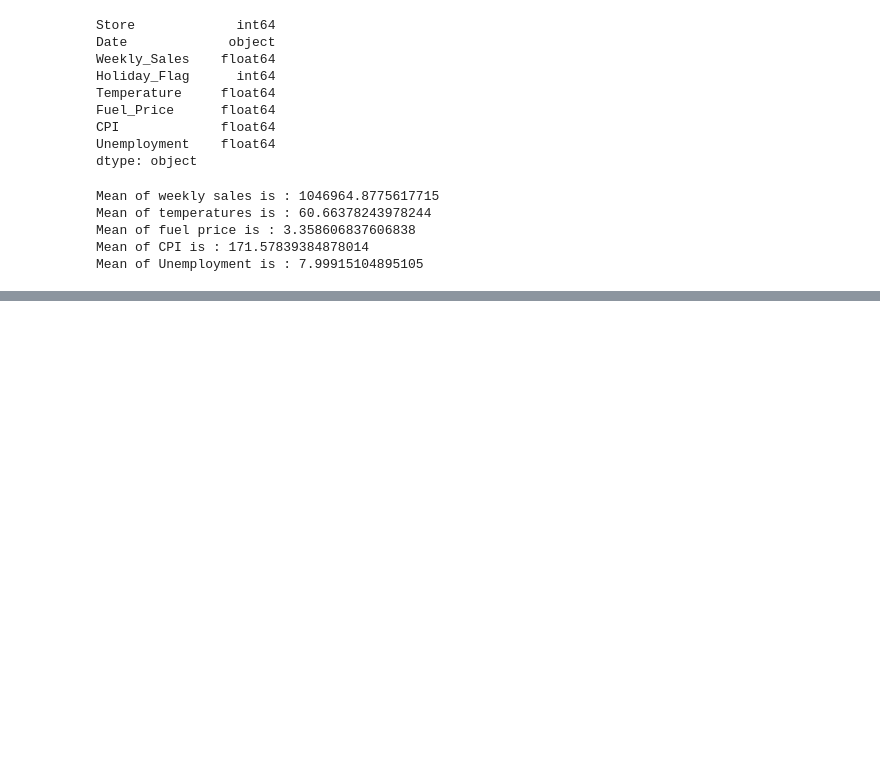
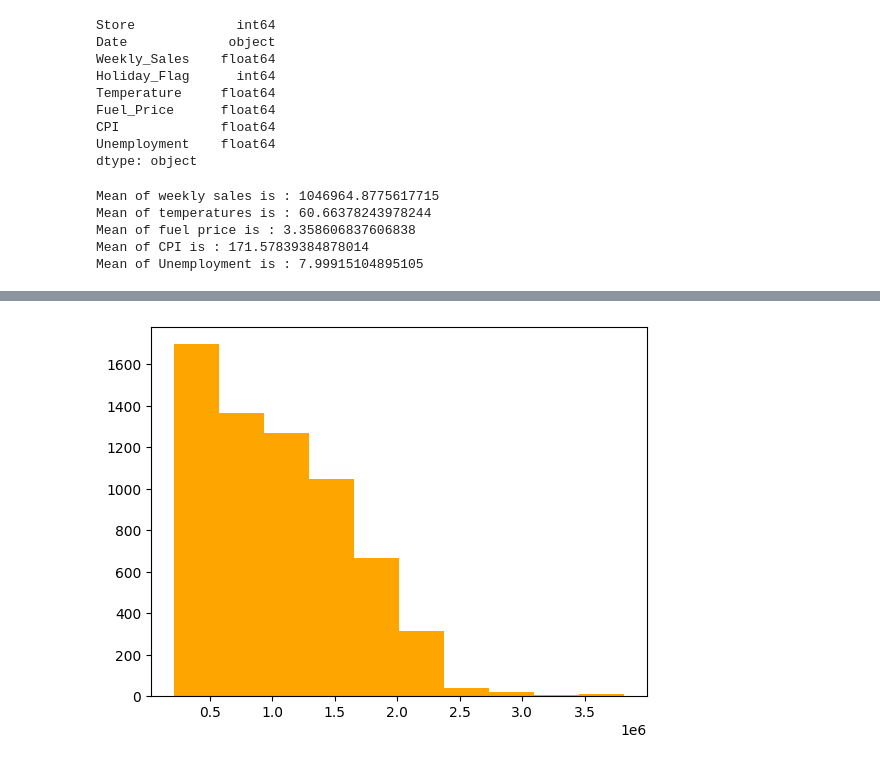
Before and after one commit to Mittal24Shaurya/CSR-Cockpit, a Jupyter notebook: intro-to-Finance-analytics/jupyter.ipynb, the cells around one changed output, grey strips where cells are left out. Saved outputs shown, nothing was run; the diff lists cells and outputs as text; code cells hidden in the pictures; blank space fills up the shorter version.

```diff
--- a/intro-to-Finance-analytics/jupyter.ipynb
+++ b/intro-to-Finance-analytics/jupyter.ipynb
@@ -179,0 +239,5 @@ Mean of Unemployment is : 7.99915104895105
+# %%
+plt.hist(df['Weekly_Sales'],color="Orange")
+plt.show()
+# %% [output]
+[figure, added]
```
Also changed, not shown: parts of 5 cells of this notebook.
